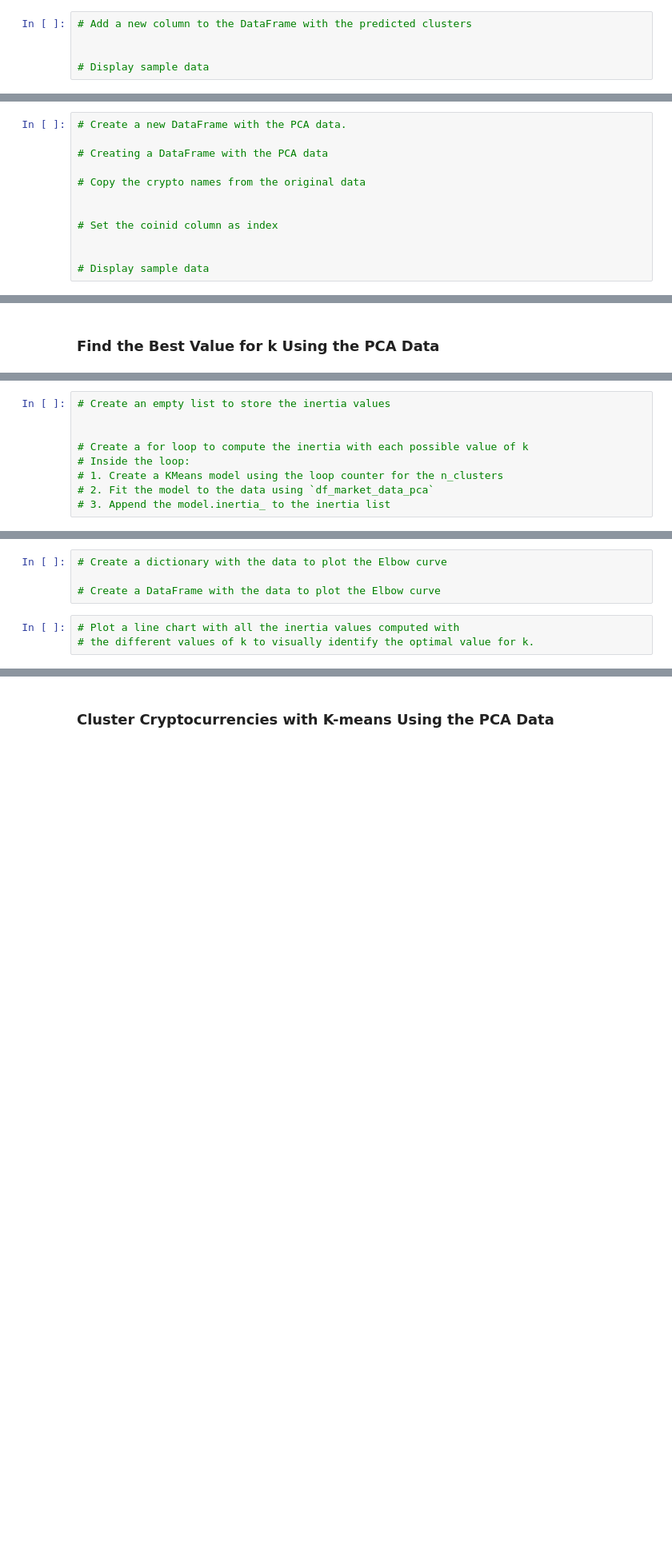
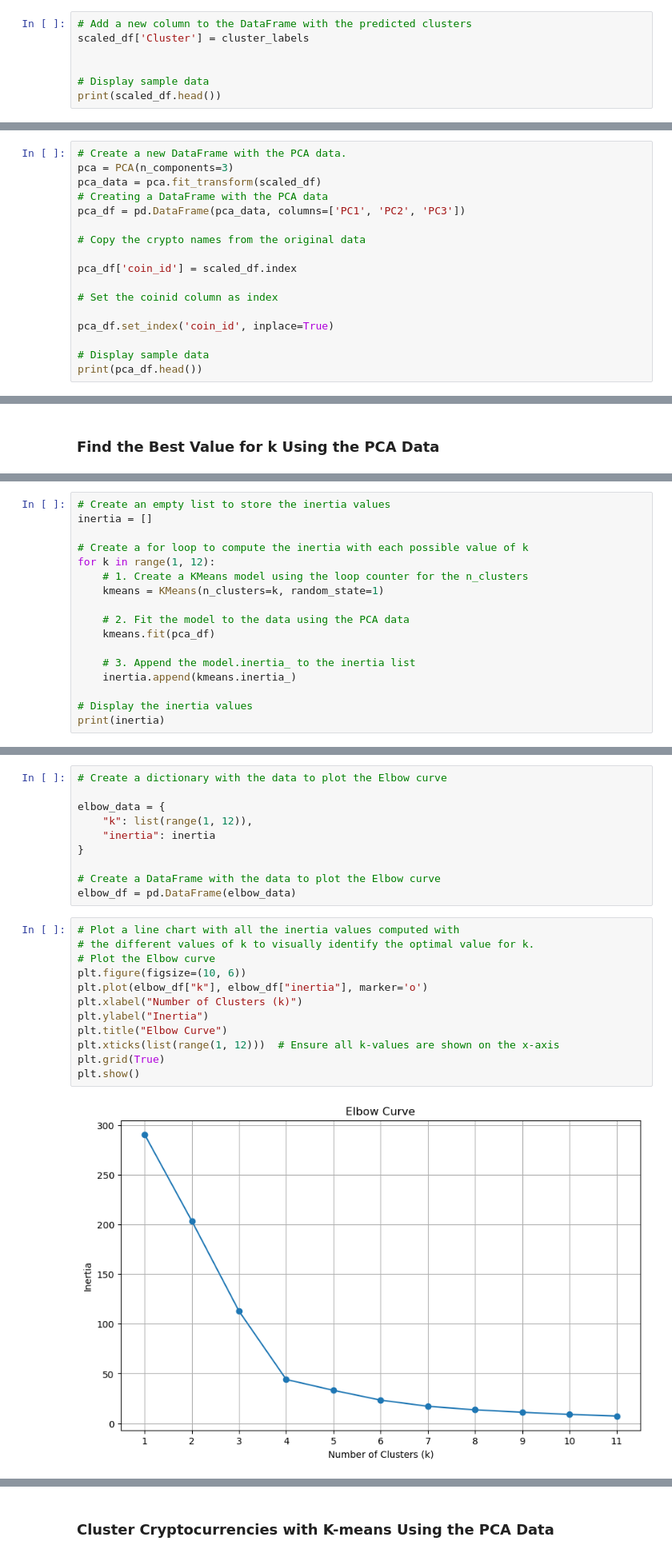
Before and after one commit to Gees95/CryptoClustering, a Jupyter notebook: Starter_Code/Crypto_Clustering_starter_code.ipynb, the cells around one changed output, grey strips where cells are left out. Shown at 80% size. Drawn from its saved outputs; the diff is of its cells as text; blank space fills up the shorter version.

Commit message:
i have cluster the data and optimatized using PCA for both the original data and the PCA dat. After did visual comparison of the data

```diff
--- a/Starter_Code/Crypto_Clustering_starter_code.ipynb
+++ b/Starter_Code/Crypto_Clustering_starter_code.ipynb
@@ -208,5 +237,7 @@ plt.show()
 # %%
 # Add a new column to the DataFrame with the predicted clusters
+scaled_df['Cluster'] = cluster_labels
 
 
 # Display sample data
+print(scaled_df.head())
@@ -239,12 +333,17 @@ plt.show()
 # %%
 # Create a new DataFrame with the PCA data.
-
+pca = PCA(n_components=3)
+pca_data = pca.fit_transform(scaled_df)
 # Creating a DataFrame with the PCA data
+pca_df = pd.DataFrame(pca_data, columns=['PC1', 'PC2', 'PC3'])
 
 # Copy the crypto names from the original data
 
+pca_df['coin_id'] = scaled_df.index
 
 # Set the coinid column as index
 
+pca_df.set_index('coin_id', inplace=True)
 
 # Display sample data
+print(pca_df.head())
@@ -257,9 +365,17 @@ plt.show()
 # %%
 # Create an empty list to store the inertia values
-
+inertia = []
 
 # Create a for loop to compute the inertia with each possible value of k
-# Inside the loop:
-# 1. Create a KMeans model using the loop counter for the n_clusters
-# 2. Fit the model to the data using `df_market_data_pca`
-# 3. Append the model.inertia_ to the inertia list
+for k in range(1, 12):
+    # 1. Create a KMeans model using the loop counter for the n_clusters
+    kmeans = KMeans(n_clusters=k, random_state=1)
+
+    # 2. Fit the model to the data using the PCA data
+    kmeans.fit(pca_df)
+
+    # 3. Append the model.inertia_ to the inertia list
+    inertia.append(kmeans.inertia_)
+
+# Display the inertia values
+print(inertia)
@@ -266,10 +384,27 @@ plt.show()
 # %%
 # Create a dictionary with the data to plot the Elbow curve
 
+elbow_data = {
+    "k": list(range(1, 12)),
+    "inertia": inertia
+}
+
 # Create a DataFrame with the data to plot the Elbow curve
+elbow_df = pd.DataFrame(elbow_data)
 # %%
 # Plot a line chart with all the inertia values computed with
 # the different values of k to visually identify the optimal value for k.
+# Plot the Elbow curve
+plt.figure(figsize=(10, 6))
+plt.plot(elbow_df["k"], elbow_df["inertia"], marker='o')
+plt.xlabel("Number of Clusters (k)")
+plt.ylabel("Inertia")
+plt.title("Elbow Curve")
+plt.xticks(list(range(1, 12)))  # Ensure all k-values are shown on the x-axis
+plt.grid(True)
+plt.show()
+# %% [output]
+[figure, added]
 # %% [markdown]
 #### Answer the following questions:
 
```
Also changed, not shown: parts of 27 cells of this notebook.
